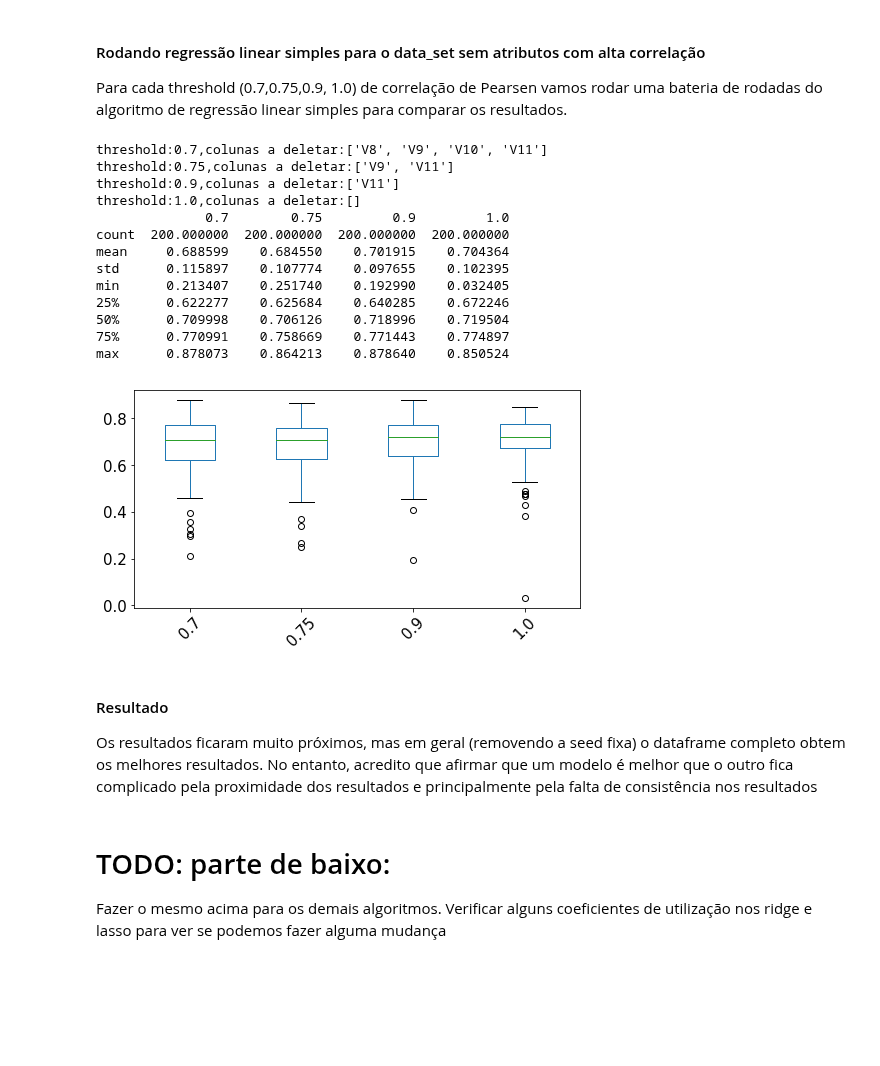
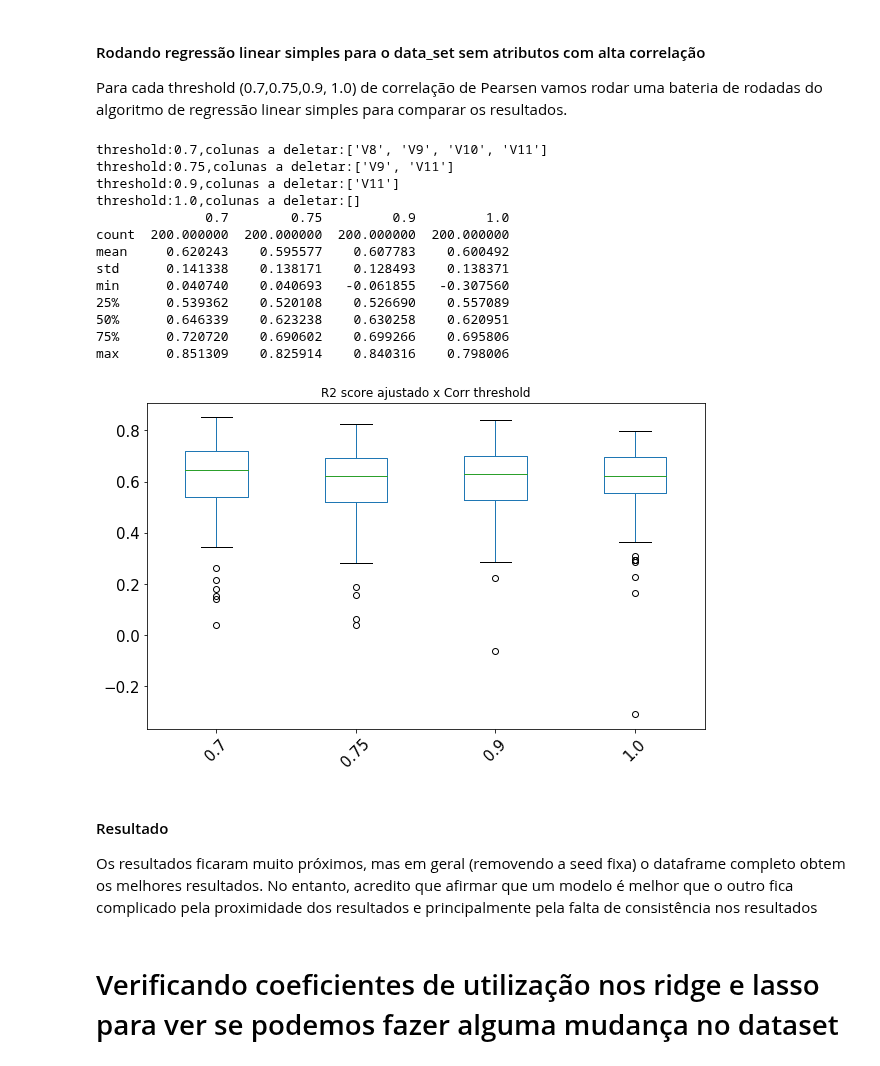
Before and after one commit to Pedro-Magalhaes/Teste, a Jupyter notebook: T2/T2_1.ipynb, the cells around one changed output. Saved outputs shown, nothing was run; the diff lists cells and outputs as text; code cells hidden in the pictures; blank space fills up the shorter version.

```diff
--- a/T2/T2_1.ipynb
+++ b/T2/T2_1.ipynb
@@ -60,7 +69,7 @@ for col in cor:
     print(f"Corr de {col}:", end=" ")
     for i,val in enumerate(cor[col]):
         spearman_rho = spearmanr(df[col].values, df[labels[i]].values)[0] # calcula correlação de Spearman
-        if abs(val ) >= 0.7 and val != 1.0: # para pegar as corr negativas e positivas excluindo o proprio atributo
+        if abs(val ) >= threshold and val != 1.0: # para pegar as corr negativas e positivas excluindo o proprio atributo
             print(f"({labels[i]}: pear:{val:.2f},spear:{spearman_rho:.3f})", end=" ")
             att_corr_set.add(labels[i])
     print()
@@ -119,57 +127,61 @@ def linearReg(df, pred, target):
     SS_Total = sum((y_test - np.mean(y_test))**2)
     r_squared = 1 - (float(SS_Residual)) / SS_Total
     adjusted_r_squared = 1 - (1 - r_squared) * (len(y_test)-1) / (len(y_test)-X_test.shape[1]-1)
-    #print (r_squared, adjusted_r_squared)
-    return r_squared
+
+    return adjusted_r_squared
 # %% [markdown]
 #### Rodando regressão linear simples para o data_set sem atributos com alta correlação
 Para cada threshold (0.7,0.75,0.9, 1.0) de correlação de Pearsen vamos rodar uma bateria de rodadas do algoritmo de  regressão linear simples para comparar os resultados.
 # %%
 np.random.seed(10011001)
 # Vamos criar os thresholds que vamos usar para variar as colunas sendo deletadas do DF
 thresholds = [0.7,0.75,0.9, 1.0]
-
+samples = 200
 # Create correlation matrix, without the target (o target não pode ser retirado para a regressão)
 cor = df[all_predictors].corr().abs()
 results = {}
 # Select upper triangle of correlation matrix
 upper = cor.where(np.triu(np.ones(cor.shape), k=1).astype(np.bool))
+
 for i,threshold in enumerate(thresholds):
     # Find index of feature columns with correlation greater than the threshold
     to_drop = [column for column in upper.columns if any(upper[column] > threshold)]
     print(f"threshold:{threshold},colunas a deletar:{to_drop} ")
     df_no_corr = df.drop(df[to_drop], axis=1)
     pred =  all_predictors[:]
+
     for ele in to_drop: # removendo os elementos de predição
         pred.remove(ele)
-    results[str(threshold)] = [] # dict para guardar todos os r^2 de um determinado threshold
-    for j in range(200):
-        results[str(threshold)].append(linearReg(df_no_corr,pred,target))
+
+    results[str(threshold)] = np.zeros(samples) # dict para guardar todos os r^2 de um determinado threshold
+
+    for j in range(samples):
+        results[str(threshold)][j] = linearReg(df_no_corr,pred,target)
 
 result_df = pd.DataFrame(data=results)
 print(result_df.describe())
-fig, ax = plt.subplots(figsize=(8,4))
+fig, ax = plt.subplots(figsize=(10,6))
+ax.set_title('R2 score ajustado x Corr threshold')
 result_df.boxplot(ax=ax,grid=False, rot=45, fontsize=15)
-#ax.set_title('Hours per week x income')
+
 pass
 # %% [output]
 threshold:0.7,colunas a deletar:['V8', 'V9', 'V10', 'V11']
 threshold:0.75,colunas a deletar:['V9', 'V11']
 threshold:0.9,colunas a deletar:['V11']
 threshold:1.0,colunas a deletar:[]
               0.7        0.75         0.9         1.0
 count  200.000000  200.000000  200.000000  200.000000
-mean     0.688599    0.684550    0.701915    0.704364
-std      0.115897    0.107774    0.097655    0.102395
-min      0.213407    0.251740    0.192990    0.032405
-25%      0.622277    0.625684    0.640285    0.672246
-50%      0.709998    0.706126    0.718996    0.719504
-75%      0.770991    0.758669    0.771443    0.774897
-max      0.878073    0.864213    0.878640    0.850524
+mean     0.620243    0.595577    0.607783    0.600492
+std      0.141338    0.138171    0.128493    0.138371
+min      0.040740    0.040693   -0.061855   -0.307560
+25%      0.539362    0.520108    0.526690    0.557089
+50%      0.646339    0.623238    0.630258    0.620951
+75%      0.720720    0.690602    0.699266    0.695806
+max      0.851309    0.825914    0.840316    0.798006
-[figure, old version]
+[figure, new version]
 # %% [markdown]
 #### Resultado
 Os resultados ficaram muito próximos, mas em geral (removendo a seed fixa) o dataframe completo obtem os melhores resultados. No entanto, acredito que afirmar que um modelo é melhor que o outro fica complicado pela proximidade dos resultados e principalmente pela falta de consistência nos resultados
 # %% [markdown]
-# TODO: parte de baixo:
-Fazer o mesmo acima para os demais algoritmos. Verificar alguns coeficientes de utilização nos ridge e lasso para ver se podemos fazer alguma mudança
+# Verificando coeficientes de utilização nos ridge e lasso para ver se podemos fazer alguma mudança no dataset
```
Also changed, not shown: parts of 28 cells of this notebook.
